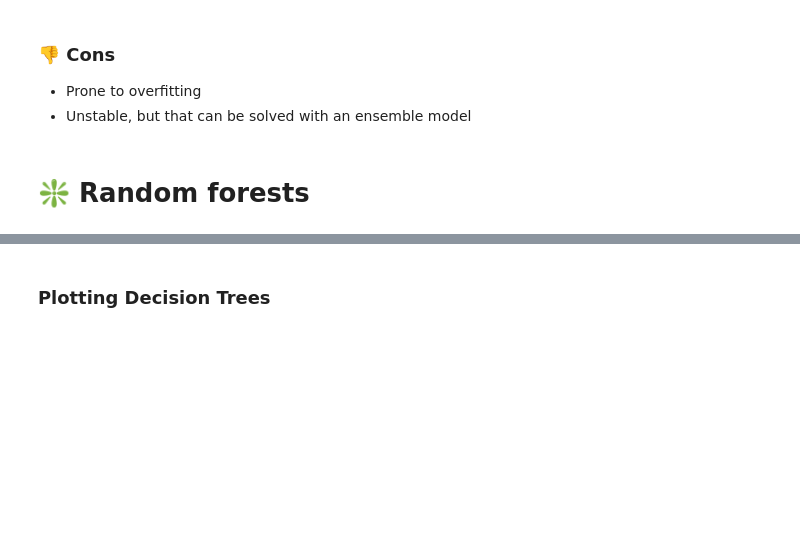
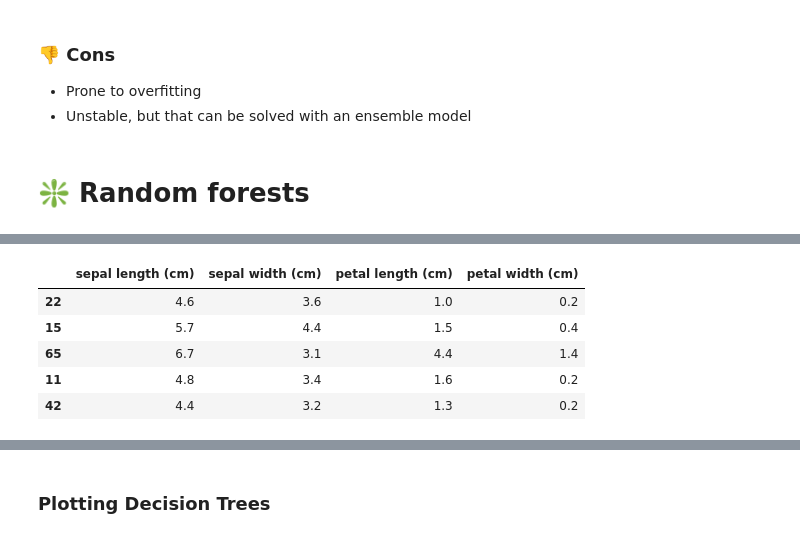
Before and after one commit to MichelleVik/Intro-to-Machine-Learning, a Jupyter notebook: 5_non-parametric_models/knn_student_copy.ipynb, the cells around one changed output, grey strips where cells are left out. Cells and saved outputs as stored; diff of their text form; code cells hidden in the pictures; blank space fills up the shorter version.

```diff
--- a/5_non-parametric_models/knn_student_copy.ipynb
+++ b/5_non-parametric_models/knn_student_copy.ipynb
@@ -305,3 +401,7 @@ What's the first thing you have to do before starting with data pre-processing?
 Splitting dataset into training and test!
 # %% [markdown]
 #### 3. Data pre-processing: Data cleaning and Feature Engineering
+# %%
+from sklearn.model_selection import train_test_split
+
+X_train, X_test, y_train, y_test = train_test_split(X, y, test_size=0.2, random_state=42)
@@ -311,0 +422,10 @@ In the interest of time, I'll skip FE for this example
+# %%
+# Let's initialize the classifiers
+nb = MultinomialNB()
+logreg = LogisticRegression(class_weight="balanced")
+svm = SVC(class_weight="balanced")
+# %%
+# Train the models
+nb.fit(X_train,y_train)
+logreg.fit(X_train,y_train)
+svm.fit(X_train,y_train);
@@ -334,3 +581,15 @@ We'll skip this step for now. This is why we don't have a validation dataset for
 
 - As you might've noticed, Logistic Regression and SVM led to identical predictions. This because SVM was using the default kernel
 - You can change the kernel [learn more here](https://www.kdnuggets.com/2016/06/select-support-vector-machine-kernels.html)
+# %%
+# Initialize classifiers
+svm = SVC()
+svm_s = SVC(kernel='sigmoid') # documentation: https://scikit-learn.org/stable/modules/generated/sklearn.svm.SVC.html
+
+# Train models
+svm.fit(X_train, y_train)
+svm_s.fit(X_train, y_train)
+
+# Predict
+y_pred_svm = svm.predict(X_test)
+y_pred_svm_s = svm_s.predict(X_test)
@@ -487,3 +843,12 @@ Derive a plot between the error rate and different $k$s. Then choose the $k$ val
 <br>
 <center><img src='../img/class_5/excited.gif' style='height:200px; float: center; margin: 0px 0px 0px 0px'></center>
 <br>
+# %%
+X_train.head()
+# %% [output]
+|  | sepal length (cm) | sepal width (cm) | petal length (cm) | petal width (cm) |
+| 22 | 4.6 | 3.6 | 1.0 | 0.2 |
+| 15 | 5.7 | 4.4 | 1.5 | 0.4 |
+| 65 | 6.7 | 3.1 | 4.4 | 1.4 |
+| 11 | 4.8 | 3.4 | 1.6 | 0.2 |
+| 42 | 4.4 | 3.2 | 1.3 | 0.2 |
```
Also changed, not shown: parts of 38 cells of this notebook, 1 other file.
